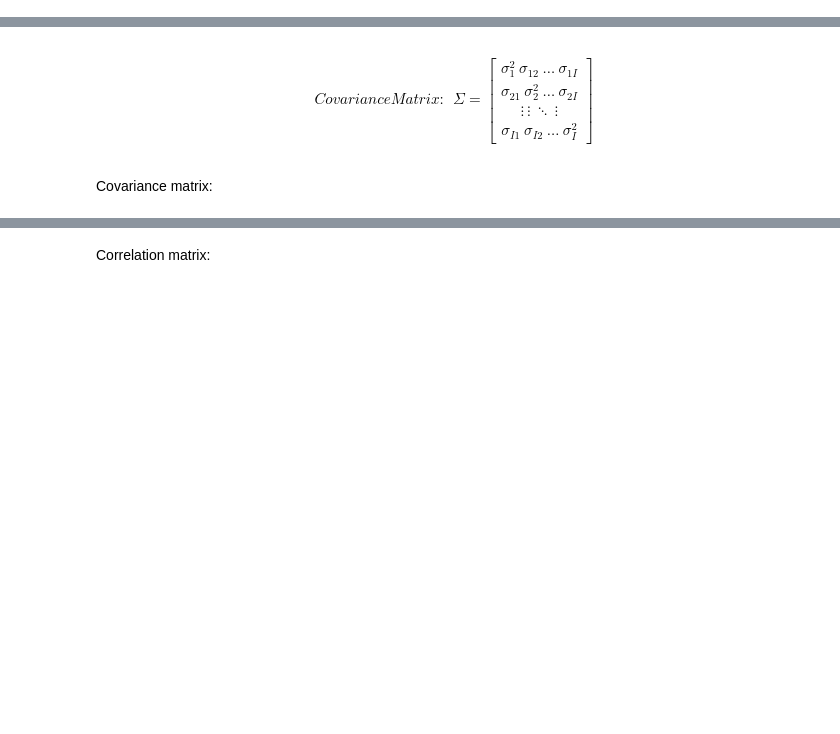
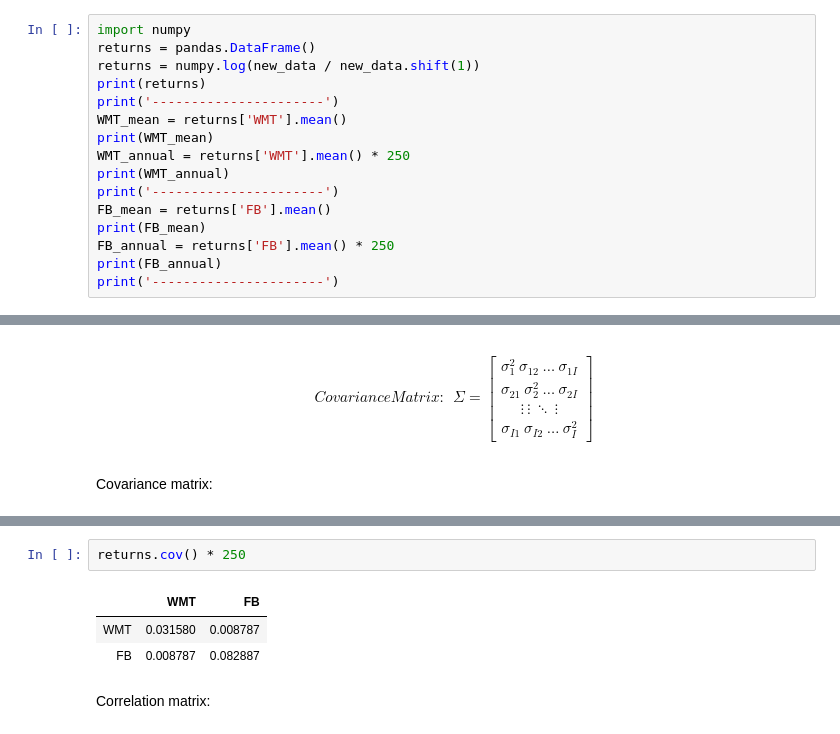
Before and after one commit to KsaweryK92/Udemy, a Jupyter notebook: 75 Calculating Covariance and Correlation/CSV/Python 3 CSV/Calculating Covariance and Correlation - Exercise_CSV.ipynb, the cells around one changed output, grey strips where cells are left out. Saved outputs shown, nothing was run; the diff lists cells and outputs as text; blank space fills up the shorter version.

```diff
--- a/75 Calculating Covariance and Correlation/CSV/Python 3 CSV/Calculating Covariance and Correlation - Exercise_CSV.ipynb
+++ b/75 Calculating Covariance and Correlation/CSV/Python 3 CSV/Calculating Covariance and Correlation - Exercise_CSV.ipynb
@@ -49,0 +30,16 @@ dtype: float64
+# %%
+import numpy
+returns = pandas.DataFrame()
+returns = numpy.log(new_data / new_data.shift(1))
+print(returns)
+print('----------------------')
+WMT_mean = returns['WMT'].mean()
+print(WMT_mean)
+WMT_annual = returns['WMT'].mean() * 250
+print(WMT_annual)
+print('----------------------')
+FB_mean = returns['FB'].mean()
+print(FB_mean)
+FB_annual = returns['FB'].mean() * 250
+print(FB_annual)
+print('----------------------')
@@ -85,3 +87,9 @@ returns.cov()
+# %%
+returns.cov() * 250
+# %% [output]
+|  | WMT | FB |
+| WMT | 0.031580 | 0.008787 |
+| FB | 0.008787 | 0.082887 |
 # %% [markdown]
 Correlation matrix:
 # %%
```
Also changed, not shown: parts of 13 cells of this notebook, 3 other files.
